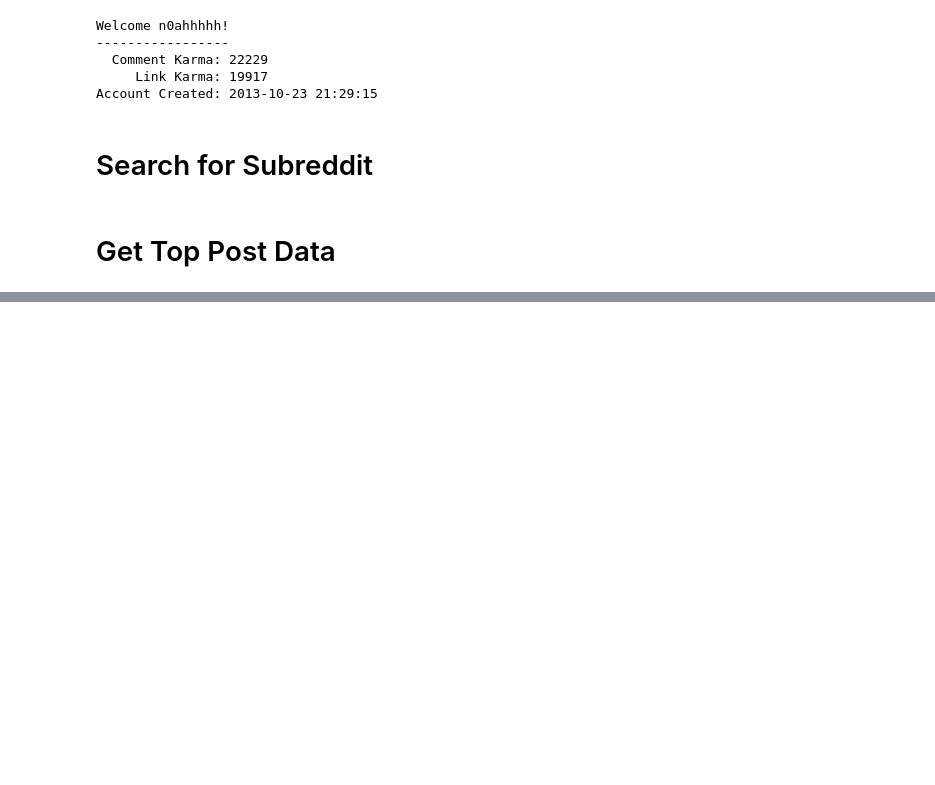
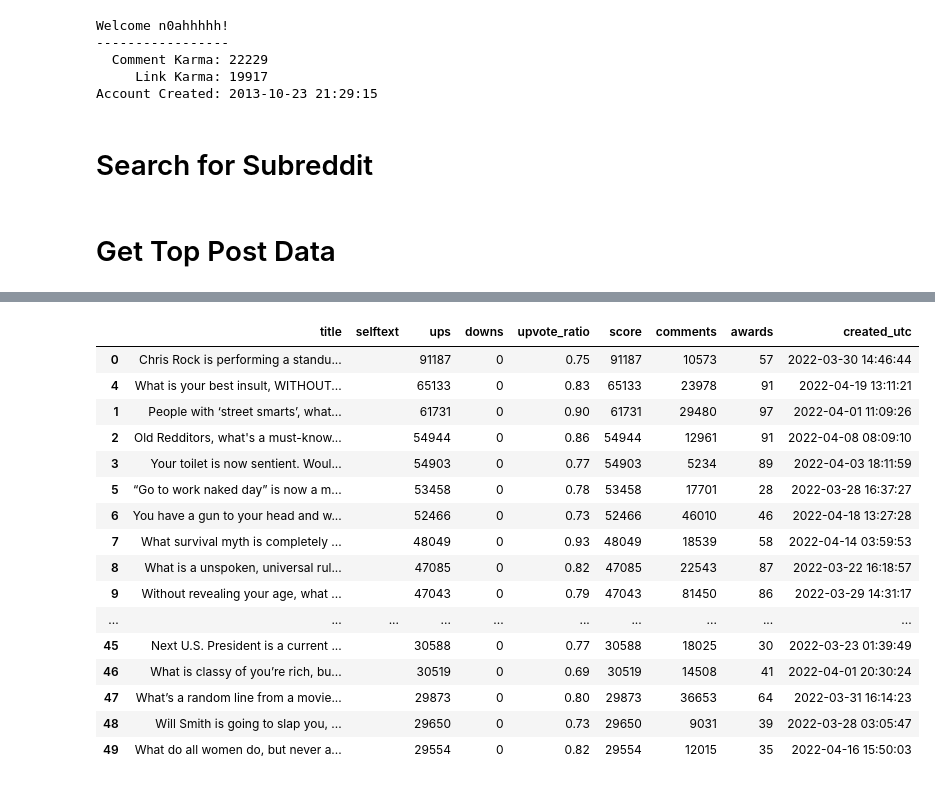
Before and after one commit to noah-kg/reddit-api-top-post-analysis, a Jupyter notebook: Parser.ipynb, the cells around one changed output, grey strips where cells are left out. Saved outputs shown, nothing was run; the diff lists cells and outputs as text; code cells hidden in the pictures; blank space fills up the shorter version.

```diff
--- a/Parser.ipynb
+++ b/Parser.ipynb
@@ -189,3 +172,21 @@ def get_hourly_stats(df):
     )
 
     return stats_df
+
+def display_stats(df):
+    oldest = df['created_utc'].describe(datetime_is_numeric=True)[['min']][0]
+    newest = df['created_utc'].describe(datetime_is_numeric=True)[['max']][0]
+
+    percentiles = df['score'].describe([.25, .5, .75, .9])
+    thresh_gt90 = percentiles['90%']
+    top10percent = df[df['score'] > thresh_gt90].sort_values('score', ascending=False).drop(['id', 'kind'], axis=1)
+
+    print(f'Oldest Post: {oldest}')
+    print(f'Newest Post: {newest}')
+    print("Top 10% of posts by 'Score'...\n")
+    display(top10percent)
+
+    return top10percent
+# %%
+askreddit_top10p = display_stats(askreddit_500)
+# %% [output]
@@ -192 +196,18 @@ def get_hourly_stats(df):
+|  | title | selftext | ups | downs | upvote_ratio | score | comments | awards | created_utc |
+| 0 | Chris Rock is performing a standu... |  | 91187 | 0 | 0.75 | 91187 | 10573 | 57 | 2022-03-30 14:46:44 |
+| 4 | What is your best insult, WITHOUT... |  | 65133 | 0 | 0.83 | 65133 | 23978 | 91 | 2022-04-19 13:11:21 |
+| 1 | People with ‘street smarts’, what... |  | 61731 | 0 | 0.90 | 61731 | 29480 | 97 | 2022-04-01 11:09:26 |
+| 2 | Old Redditors, what's a must-know... |  | 54944 | 0 | 0.86 | 54944 | 12961 | 91 | 2022-04-08 08:09:10 |
+| 3 | Your toilet is now sentient. Woul... |  | 54903 | 0 | 0.77 | 54903 | 5234 | 89 | 2022-04-03 18:11:59 |
+| 5 | “Go to work naked day” is now a m... |  | 53458 | 0 | 0.78 | 53458 | 17701 | 28 | 2022-03-28 16:37:27 |
+| 6 | You have a gun to your head and w... |  | 52466 | 0 | 0.73 | 52466 | 46010 | 46 | 2022-04-18 13:27:28 |
+| 7 | What survival myth is completely ... |  | 48049 | 0 | 0.93 | 48049 | 18539 | 58 | 2022-04-14 03:59:53 |
+| 8 | What is a unspoken, universal rul... |  | 47085 | 0 | 0.82 | 47085 | 22543 | 87 | 2022-03-22 16:18:57 |
+| 9 | Without revealing your age, what ... |  | 47043 | 0 | 0.79 | 47043 | 81450 | 86 | 2022-03-29 14:31:17 |
+| ... | ... | ... | ... | ... | ... | ... | ... | ... | ... |
+| 45 | Next U.S. President is a current ... |  | 30588 | 0 | 0.77 | 30588 | 18025 | 30 | 2022-03-23 01:39:49 |
+| 46 | What is classy of you’re rich, bu... |  | 30519 | 0 | 0.69 | 30519 | 14508 | 41 | 2022-04-01 20:30:24 |
+| 47 | What’s a random line from a movie... |  | 29873 | 0 | 0.80 | 29873 | 36653 | 64 | 2022-03-31 16:14:23 |
+| 48 | Will Smith is going to slap you, ... |  | 29650 | 0 | 0.73 | 29650 | 9031 | 39 | 2022-03-28 03:05:47 |
+| 49 | What do all women do, but never a... |  | 29554 | 0 | 0.82 | 29554 | 12015 | 35 | 2022-04-16 15:50:03 |
 # %%
```
Also changed, not shown: parts of 13 cells of this notebook.
